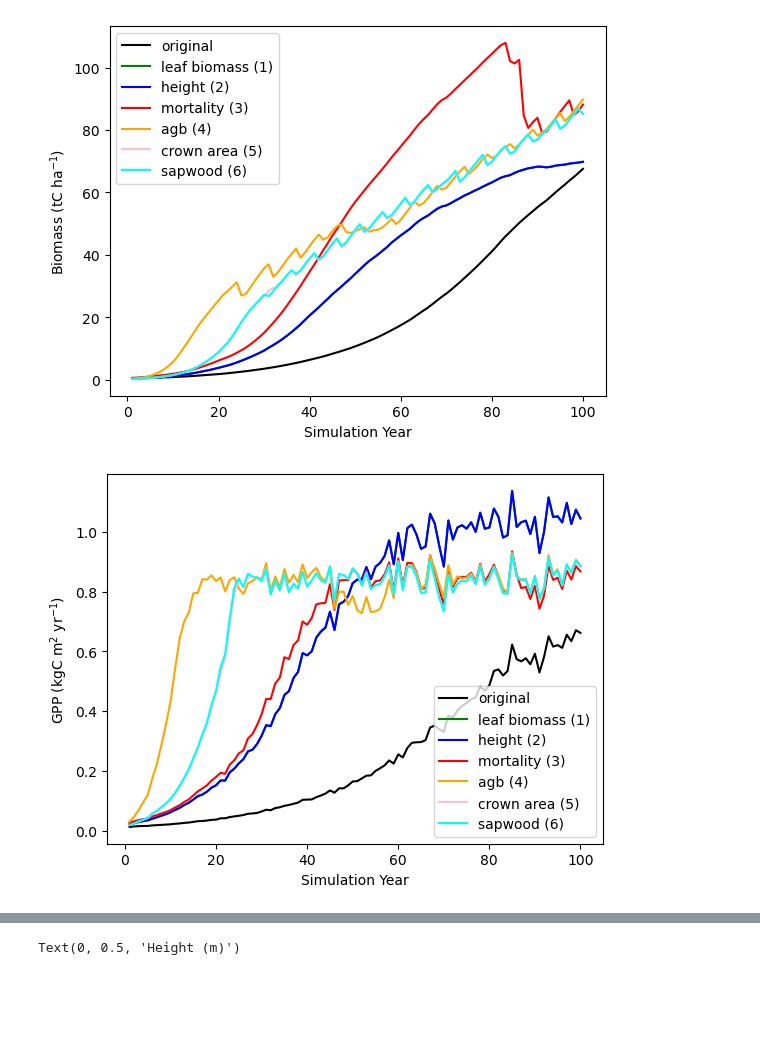
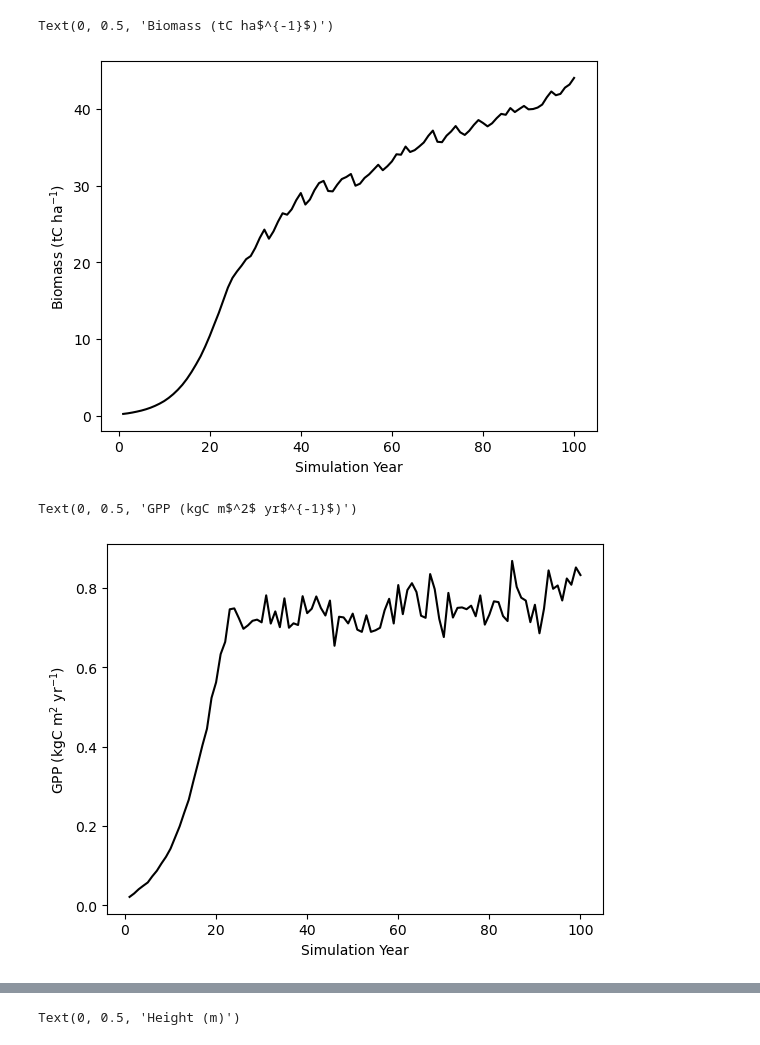
Before and after one commit to adrifoster/above_nwt, a Jupyter notebook: notebooks/Analyze_Output.ipynb, the cells around one changed output, grey strips where cells are left out. Saved outputs shown, nothing was run; the diff lists cells and outputs as text; code cells hidden in the pictures; blank space fills up the shorter version.

```diff
--- a/notebooks/Analyze_Output.ipynb
+++ b/notebooks/Analyze_Output.ipynb
@@ -50,7 +51,7 @@ Workers
 # %%
 def get_ds(case_name):
     hist_dir = f'/glade/derecho/scratch/afoster/archive/{case_name}/lnd/hist'
-    files = proc.get_files(hist_dir)
+    files = proc.get_files(hist_dir, hstream="h0a")
     ds = xr.open_mfdataset(
         files,
         combine="nested",
@@ -188,10 +189,4 @@ hist_vars = ['FATES_GPP', 'FATES_NPLANT_SZ', 'FATES_VEGC',
              'FATES_DDBH_CANOPY_SZ', 'FATES_DDBH_USTORY_SZ',
              'TSA', 'SNOW_DEPTH', 'BTRANMN']
 # %%
-ds_orig = get_ds("NWT_singlept_ZF14-207_")
-ds_leaf = get_ds("NWT_singlept_ZF14-207_leaf_biome")
-ds_height = get_ds("NWT_singlept_ZF14-207_height")
-ds_mort = get_ds("NWT_singlept_ZF14-207_bmort_low")
-ds_agb = get_ds("NWT_singlept_ZF14-207_agb")
-ds_ca = get_ds("NWT_singlept_ZF14-207_crown_area3")
-ds_sa = get_ds("NWT_singlept_ZF14-207_la_per_sa")
+ds = get_ds("black_spruce_default")
@@ -200,8 +193,4 @@ ds_sa = get_ds("NWT_singlept_ZF14-207_la_per_sa")
 # %%
-vegC_orig = (ds_orig.FATES_VEGC / 0.0001 * 0.001).groupby("time.year").mean().compute()
-vegC_leaf = (ds_leaf.FATES_VEGC / 0.0001 * 0.001).groupby("time.year").mean().compute()
-vegC_height = (ds_height.FATES_VEGC / 0.0001 * 0.001).groupby("time.year").mean().compute()
-vegC_mort = (ds_mort.FATES_VEGC / 0.0001 * 0.001).groupby("time.year").mean().compute()
-vegC_agb = (ds_agb.FATES_VEGC / 0.0001 * 0.001).groupby("time.year").mean().compute()
-vegC_ca = (ds_ca.FATES_VEGC / 0.0001 * 0.001).groupby("time.year").mean().compute()
-vegC_sa = (ds_sa.FATES_VEGC / 0.0001 * 0.001).groupby("time.year").mean().compute()
+vegC = (ds.FATES_VEGC / 0.0001 * 0.001).groupby("time.year").mean().compute()
+nplant = (ds.FATES_NPLANT_SZ / 0.0001).groupby("time.year").mean().compute()
+gpp = calc_gpp(ds).compute()
@@ -224,30 +197,16 @@ gpp_sa = calc_gpp(ds_sa).compute()
 # %%
-plt.plot(vegC_orig.year, vegC_orig.values, c='black', label='original')
-plt.plot(vegC_leaf.year, vegC_leaf.values, c='green', label='leaf biomass (1)')
-plt.plot(vegC_height.year, vegC_height.values, c='blue', label='height (2)')
-plt.plot(vegC_mort.year, vegC_mort.values, c='red', label='mortality (3)')
-plt.plot(vegC_agb.year, vegC_agb.values, c='orange', label='agb (4)')
-plt.plot(vegC_ca.year, vegC_ca.values, c='pink', label='crown area (5)')
-plt.plot(vegC_sa.year, vegC_sa.values, c='cyan', label='sapwood (6)')
+plt.plot(vegC.year, vegC.values, c='black')
 plt.xlabel('Simulation Year')
 plt.ylabel("Biomass (tC ha$^{-1}$)")
-plt.legend()
-plt.savefig("../figures/biomass_updated.png")
 # %% [output]
+Text(0, 0.5, 'Biomass (tC ha$^{-1}$)')
-[figure, old version]
+[figure, new version]
 # %%
-plt.plot(gpp_orig.year, gpp_orig.values, c='black', label='original')
-plt.plot(gpp_leaf.year, gpp_leaf.values, c='green', label='leaf biomass (1)')
-plt.plot(gpp_height.year, gpp_height.values, c='blue', label='height (2)')
-plt.plot(gpp_mort.year, gpp_mort.values, c='red', label='mortality (3)')
-plt.plot(gpp_agb.year, gpp_agb.values, c='orange', label='agb (4)')
-plt.plot(gpp_ca.year, gpp_ca.values, c='pink', label='crown area (5)')
-plt.plot(gpp_sa.year, gpp_sa.values, c='cyan', label='sapwood (6)')
+plt.plot(gpp.year, gpp.values, c='black')
 plt.xlabel('Simulation Year')
 plt.ylabel("GPP (kgC m$^2$ yr$^{-1}$)")
-plt.legend()
-plt.savefig("../figures/GPP_updated.png")
 # %% [output]
+Text(0, 0.5, 'GPP (kgC m$^2$ yr$^{-1}$)')
-[figure, old version]
+[figure, new version]
 # %%
 scls=20
```
Also changed, not shown: parts of 7 cells of this notebook, 4 other files.
